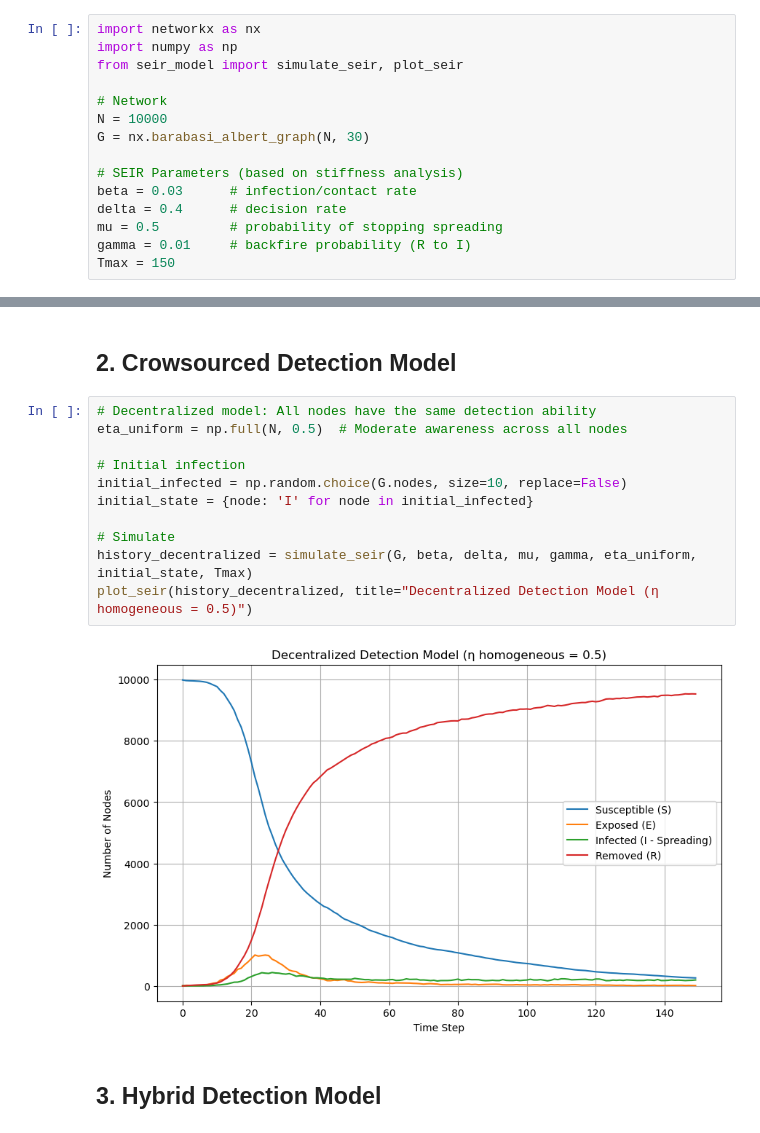
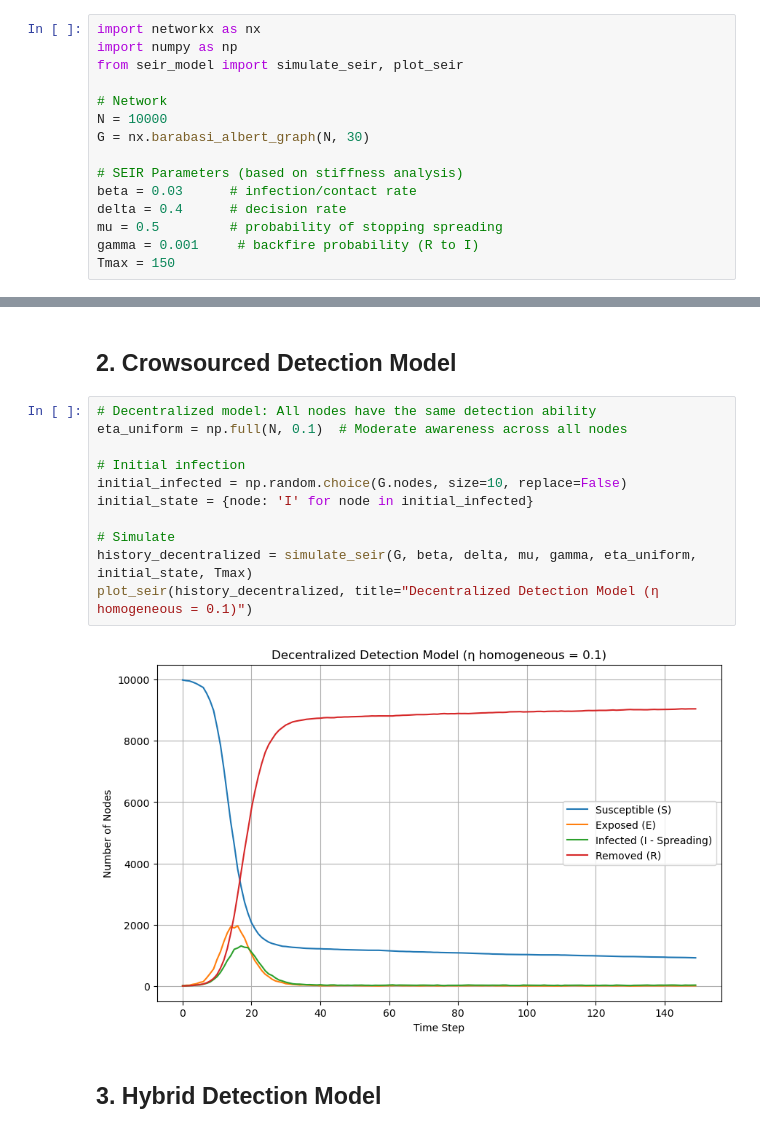
Before and after one commit to Danie1Arias/FakeNewsDetection, a Jupyter notebook: notebook.ipynb, the cells around one changed output, grey strips where cells are left out. Saved outputs shown, nothing was run; the diff lists cells and outputs as text.

```diff
--- a/notebook.ipynb
+++ b/notebook.ipynb
@@ -34,7 +34,7 @@ G = nx.barabasi_albert_graph(N, 30)
 beta = 0.03      # infection/contact rate
 delta = 0.4      # decision rate
 mu = 0.5         # probability of stopping spreading
-gamma = 0.01     # backfire probability (R to I)
+gamma = 0.001     # backfire probability (R to I)
 Tmax = 150
 # %% [markdown]
 ## 1. Centralized Detection Model
@@ -57,17 +57,17 @@ plot_seir(history_centralized, title="Centralized Detection Model (η heterogene
 ## 2. Crowsourced Detection Model
 # %%
 # Decentralized model: All nodes have the same detection ability
-eta_uniform = np.full(N, 0.5)  # Moderate awareness across all nodes
+eta_uniform = np.full(N, 0.1)  # Moderate awareness across all nodes
 
 # Initial infection
 initial_infected = np.random.choice(G.nodes, size=10, replace=False)
 initial_state = {node: 'I' for node in initial_infected}
 
 # Simulate
 history_decentralized = simulate_seir(G, beta, delta, mu, gamma, eta_uniform, initial_state, Tmax)
-plot_seir(history_decentralized, title="Decentralized Detection Model (η homogeneous = 0.5)")
+plot_seir(history_decentralized, title="Decentralized Detection Model (η homogeneous = 0.1)")
 # %% [output]
-[figure, old version]
+[figure, new version]
 # %% [markdown]
 ## 3. Hybrid Detection Model
 # %%
```
Also changed, not shown: parts of 6 cells of this notebook.
